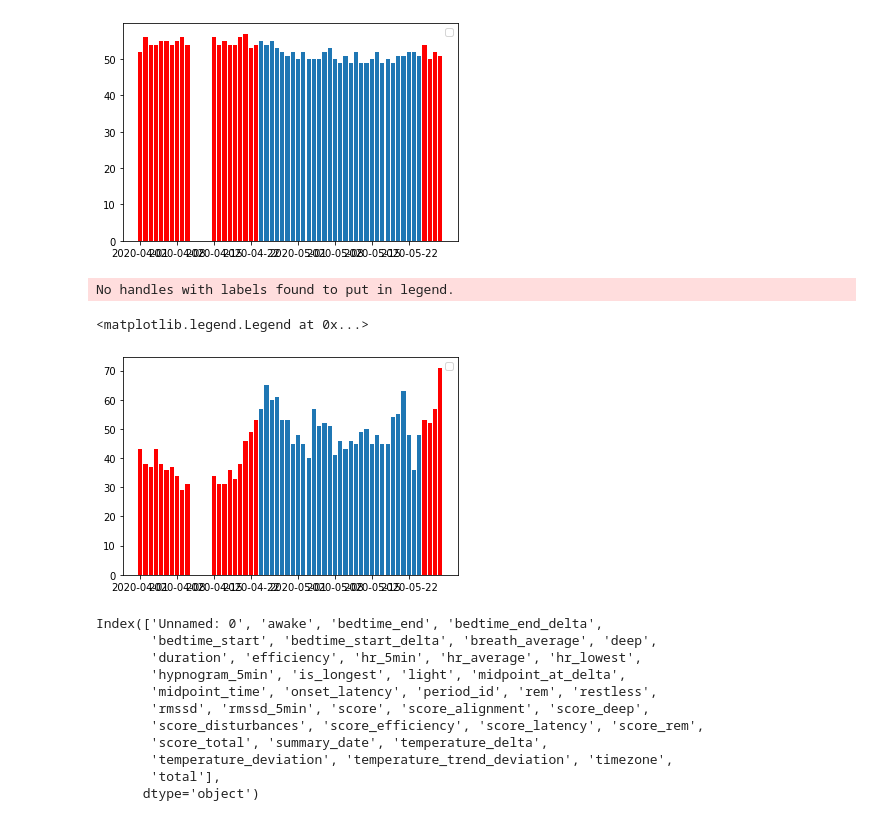
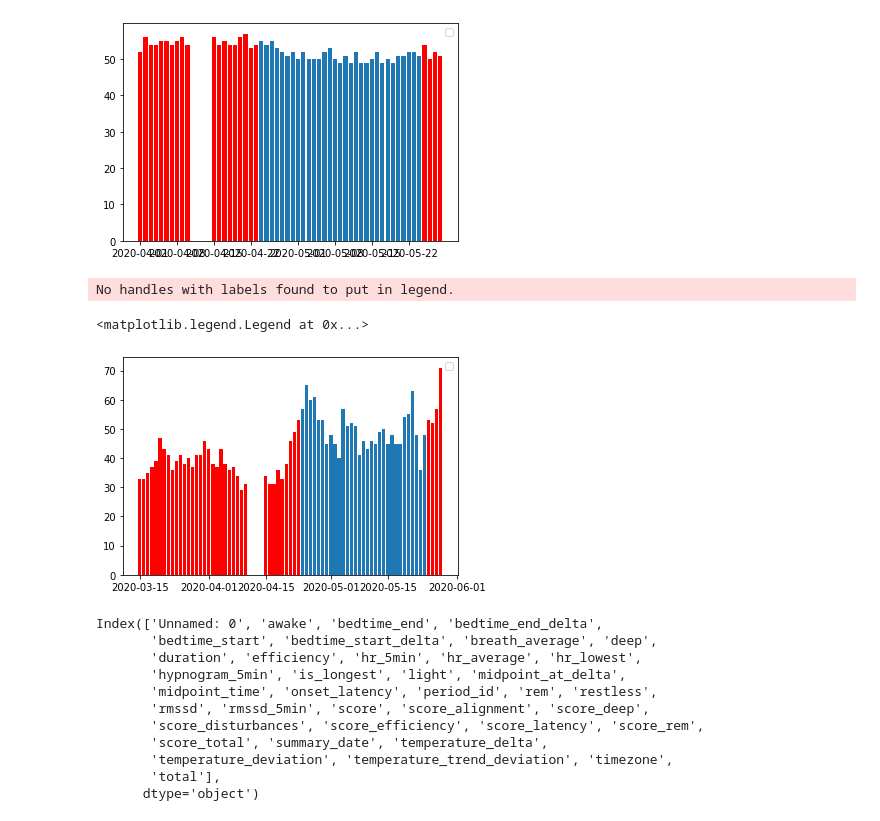
Before and after one commit to nidhog/nofone, a Jupyter notebook: EDA-fasting.ipynb, the cells around one changed output. Saved outputs shown, nothing was run; the diff lists cells and outputs as text; code cells hidden in the pictures.

```diff
--- a/EDA-fasting.ipynb
+++ b/EDA-fasting.ipynb
@@ -186,14 +193,14 @@ No handles with labels found to put in legend.
 [figure]
 # %%
 plt.bar(sleep['2020-04-24':'2020-05-24'].index, sleep['2020-04-24':'2020-05-24']['rmssd'])
-plt.bar(sleep['2020-04-01':'2020-04-23'].index, sleep['2020-04-01':'2020-04-23']['rmssd'], color='red')
+plt.bar(sleep['2020-03-01':'2020-04-23'].index, sleep['2020-03-01':'2020-04-23']['rmssd'], color='red')
 plt.bar(sleep['2020-05-25':].index, sleep['2020-05-25':]['rmssd'], color='red')
 
 plt.legend()
 # %% [output]
 No handles with labels found to put in legend.
 <matplotlib.legend.Legend at 0x...>
-[figure, old version]
+[figure, new version]
 # %%
 sleep.columns
 # %% [output]
```
Also changed, not shown: parts of 79 cells of this notebook, 1 other file.
